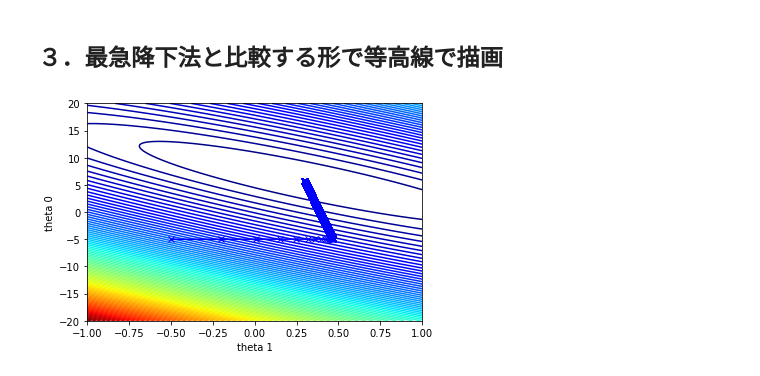
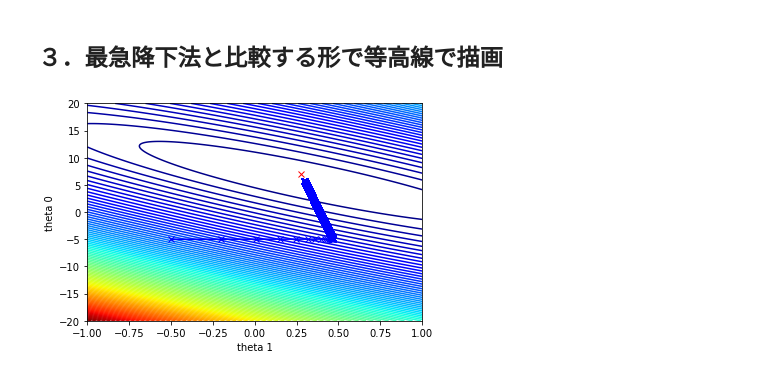
Before and after one commit to takunton/ds, a Jupyter notebook: work/ds_ml/udemy/section3_GD_section4_NE.ipynb, the cells around one changed output. Drawn from its saved outputs; the diff is of its cells as text; code cells hidden in the pictures.

```diff
--- a/work/ds_ml/udemy/section3_GradientDescent.ipynb
+++ b/work/ds_ml/udemy/section3_GD_section4_NE.ipynb
@@ -249,8 +249,8 @@ matrix([[  1.,  20.],
 y = np.matrix(df['rent'])
 y = y.T
 # %%
-theta = (X.T * X).I * X.T * y
-theta
+best_theta = (X.T * X).I * X.T * y
+best_theta
 # %% [output]
 matrix([[7.0962325 ],
         [0.27487161]])
@@ -259,16 +259,16 @@ matrix([[7.0962325 ],
 # %%
 fig, ax = plt.subplots()
 # 等高線
 ax.contour(theta_1_ax, theta_0_ax, Z, levels = 100, cmap='jet')
 # 最急降下法のθ推移
 ax.plot(np.array(theta_1_hist),
         np.array(theta_0_hist),
         'bx-')
-ax.plot(np.array(theta_1_hist),
-        np.array(theta_0_hist),
+ax.plot(theta[1][0],
+        theta[0][0],
         'rx-')
 ax.set_xlabel('theta 1')
 ax.set_ylabel('theta 0')
 plt.show()
 # %% [output]
-[figure, old version]
+[figure, new version]
```
